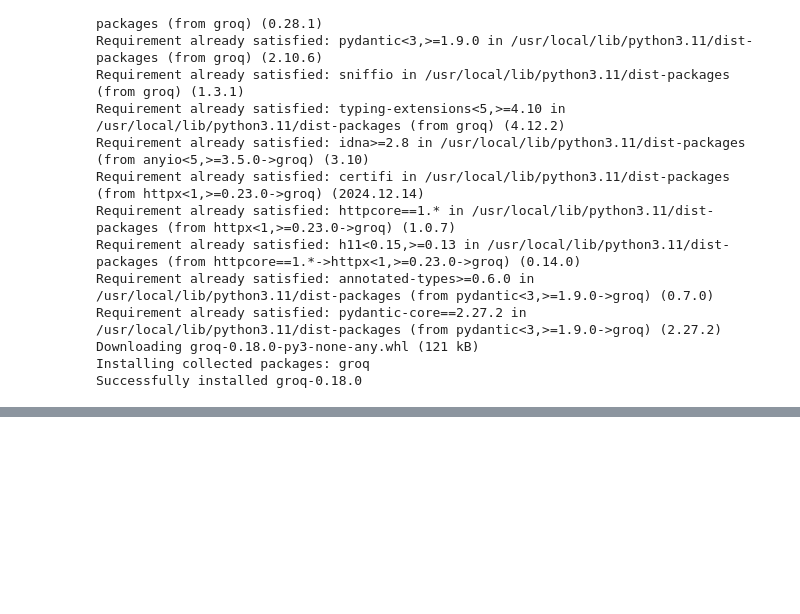
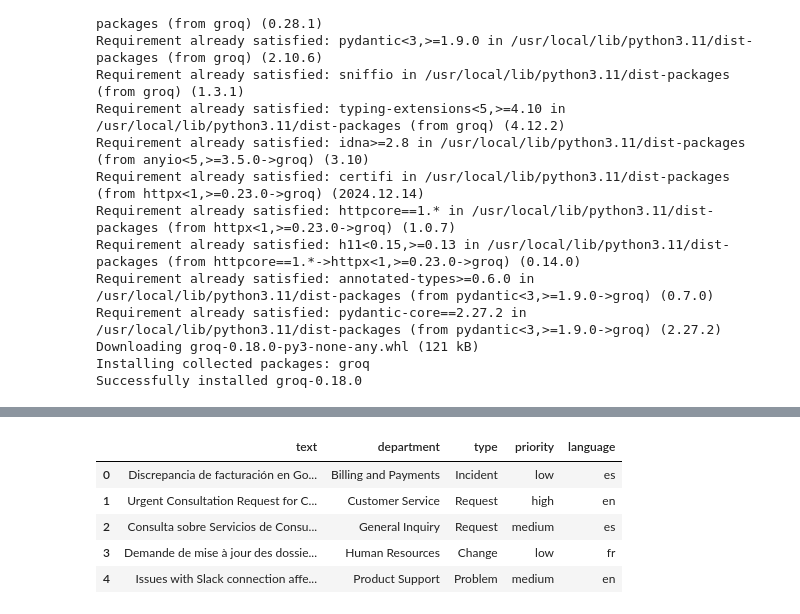
Before and after one commit to avaneeshp23/GenAIhackathon, a Jupyter notebook: genaihackathon.ipynb, the cells around one changed output, grey strips where cells are left out. Cells and saved outputs as stored; diff of their text form; code cells hidden in the pictures; blank space fills up the shorter version.

```diff
--- a/genaihackathon.ipynb
+++ b/genaihackathon.ipynb
@@ -68,0 +51,9 @@ In summary, fast language models are crucial for enhancing user experience, driv
+# %%
+train_df.head()
+# %% [output]
+|  | text | department | type | priority | language |
+| 0 | Discrepancia de facturación en Go... | Billing and Payments | Incident | low | es |
+| 1 | Urgent Consultation Request for C... | Customer Service | Request | high | en |
+| 2 | Consulta sobre Servicios de Consu... | General Inquiry | Request | medium | es |
+| 3 | Demande de mise à jour des dossie... | Human Resources | Change | low | fr |
+| 4 | Issues with Slack connection affe... | Product Support | Problem | medium | en |
```
Also changed, not shown: parts of 13 cells of this notebook.
